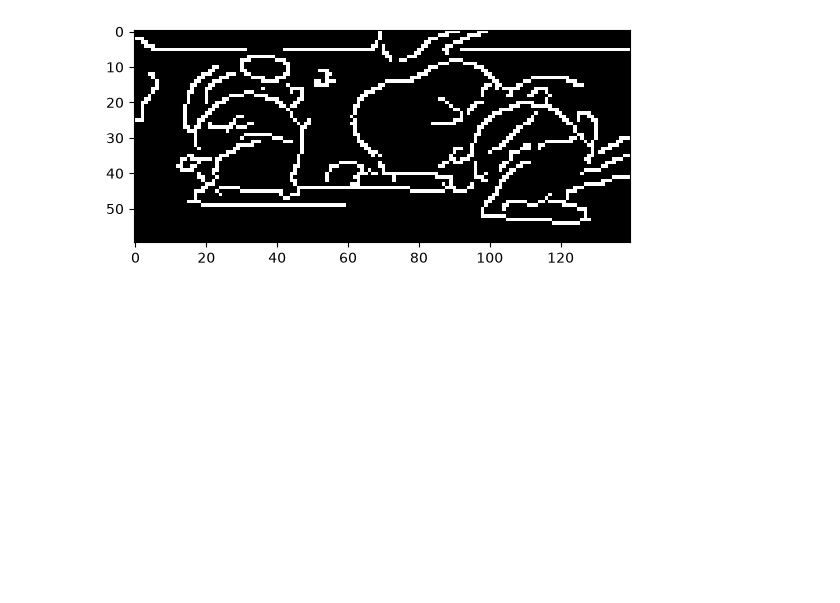
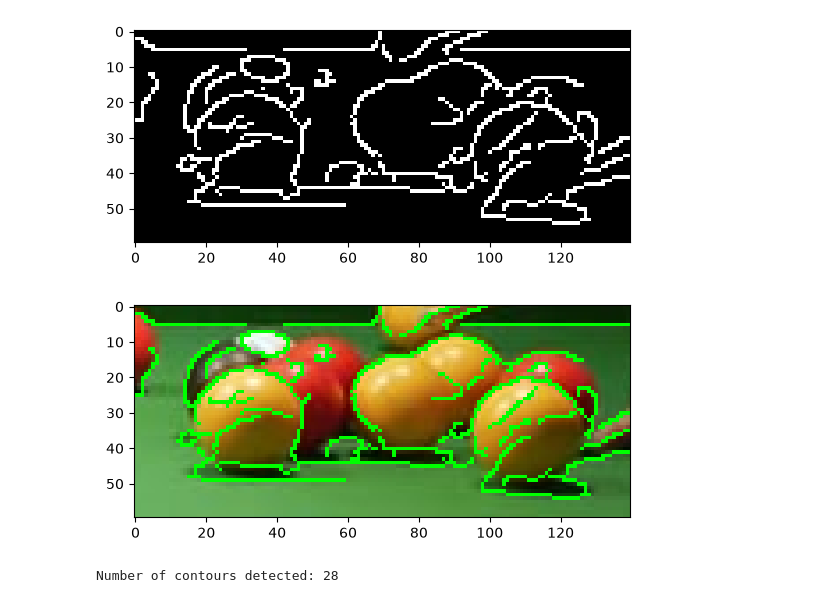
Before and after one commit to anmools/Pool-Winner, a Jupyter notebook: partial_circle_detection.ipynb, the cells around one changed output. Cells and saved outputs as stored; diff of their text form; code cells hidden in the pictures; blank space fills up the shorter version.

```diff
--- a/partial_circle_detection.ipynb
+++ b/partial_circle_detection.ipynb
@@ -43,3 +43,28 @@ plt.imshow(E_ROI, cmap='gray')
 plt.show()
 # %% [output]
 [figure]
+# %%
+# Week 6: Investigate Contour Detection
+# extract contours from the Canny edge image
+contours, hierarchy = cv2.findContours(
+    E_ROI,
+    cv2.RETR_LIST,
+    cv2.CHAIN_APPROX_NONE
+)
+# %%
+# create a copy of the ROI to display the contours
+C = ROI.copy()
+
+# draw all detected contours in green
+cv2.drawContours(C, contours, -1, (0, 255, 0), 1)
+
+# display the result
+plt.imshow(cv2.cvtColor(C, cv2.COLOR_BGR2RGB))
+plt.show()
+# %% [output]
+[figure, added]
+# %%
+# count the number of contours detected in the ROI
+print("Number of contours detected:", len(contours))
+# %% [output]
+Number of contours detected: 28
```
Also changed, not shown: parts of 8 cells of this notebook.
